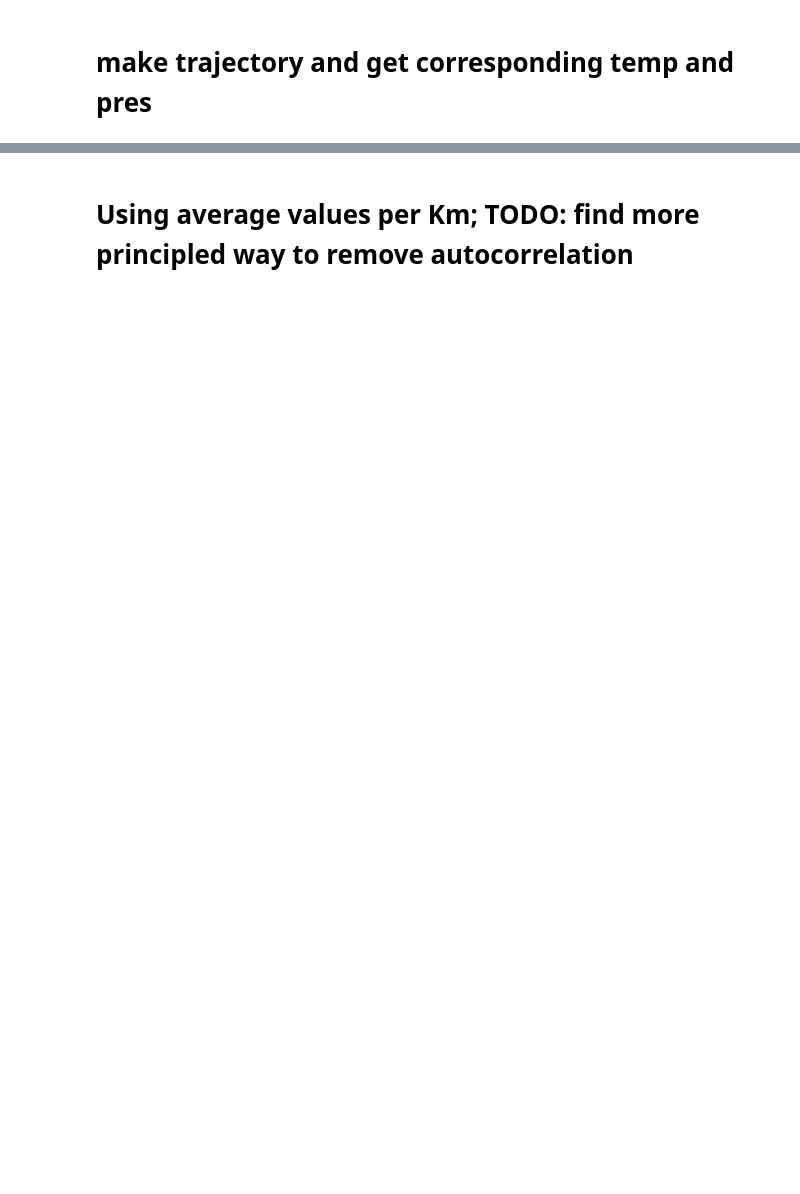
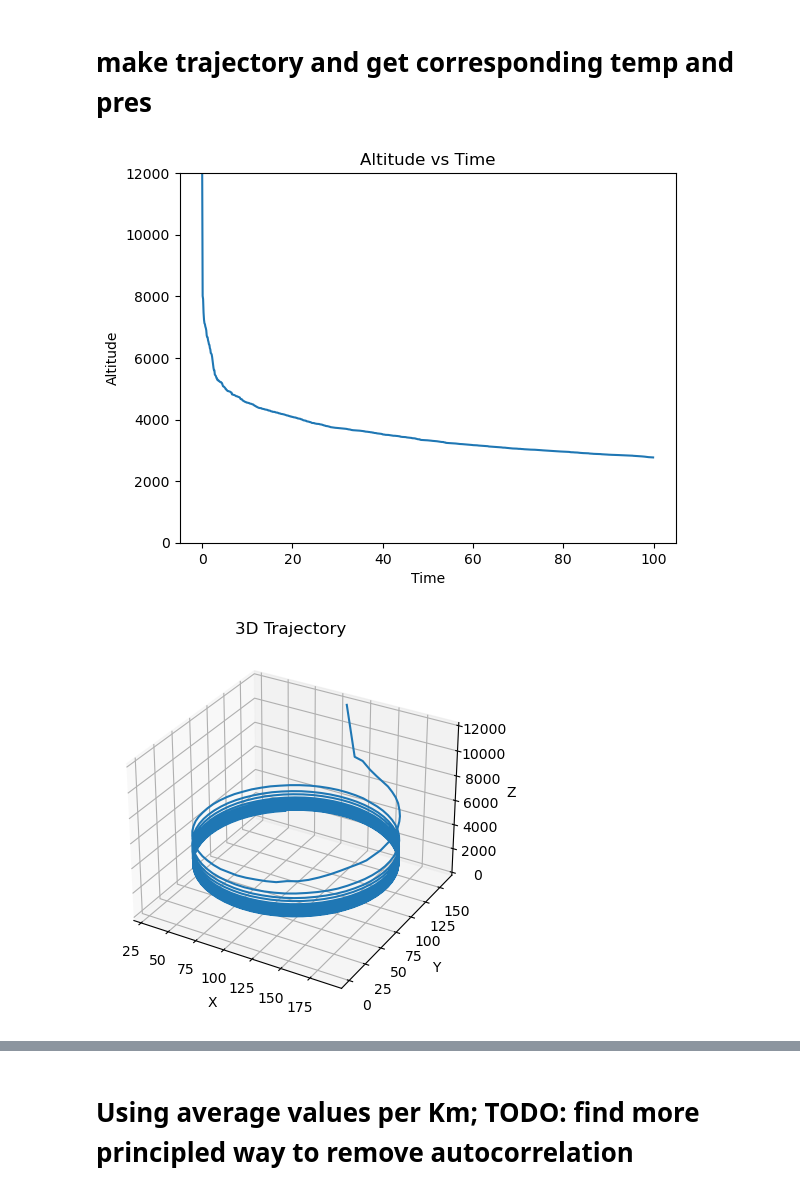
Before and after one commit to wmbelk/Weather, a Jupyter notebook: genEnv.ipynb, the cells around one changed output, grey strips where cells are left out. Cells and saved outputs as stored; diff of their text form; code cells hidden in the pictures; blank space fills up the shorter version.

```diff
--- a/genEnv.ipynb
+++ b/genEnv.ipynb
@@ -184,43 +207,43 @@ plt.subplots_adjust(top=.92, right=.8, left=.05, bottom=.05)
 # %% [markdown]
 # make trajectory and get corresponding temp and pres
+# %%
 # %%
 # make Z = a function of time and  X = sin of time and y = cos of time
-
-# %%
 time = np.arange(0, 100, 0.1)
 release_alt = 12_000 #Troposphere goes to about 12Km, thermal is about linear there
 step_alt = 1
-x = (np.sin(time) +1) * 250/2 +30
-y = (np.cos(time) +1 ) * 250/2
+x = (np.sin(time) +1) * size/2 +30
+y = (np.cos(time) +1 ) * size/2
 #create samples from normal distribution and sort them
-samples = stats.norm.rvs(loc=0, scale=10, size=len(time), random_state=None)
 samples = stats.weibull_max.rvs(1, loc=0, scale=1, size=len(time), random_state=None)
 samples.sort()
-#steps = 1/(1+np.exp(-samples)) #sigmoid function
-steps = samples/(samples.max()-samples.min()) /1.3  #normalize
+steps = samples/(samples.max()-samples.min()) /1.3  #normalize and shrink
 steps = steps - steps.min() #shift to 0
  #smaller step per time
 z = release_alt * (1- steps)
 
 plt.plot(time, z)
 plt.xlabel('Time')
 plt.ylabel('Altitude')
 plt.title('Altitude vs Time')
 ax = plt.gca()
 ax.set_ylim(0, 12000)
 plt.show()
 #plot 3d trajectory of z by x and y
 fig = plt.figure()
 ax = fig.add_subplot(111, projection='3d')
 ax.plot(x, y, z)
 ax.set_xlabel('X')
 ax.set_ylabel('Y')
 ax.set_zlabel('Z')
 
 ax.set_zlim(0, 12000)
 plt.title('3D Trajectory')
 plt.show()
 # %%
+# %% [output]
+[figure, added]
+[figure, added]
 # %%
 #select from xarray the temperature at the pressure of the trajectory
 xr_x = xr.DataArray(x, dims=['time'], coords={'time': time})
```
Also changed, not shown: parts of 37 cells of this notebook, 1 other file.
